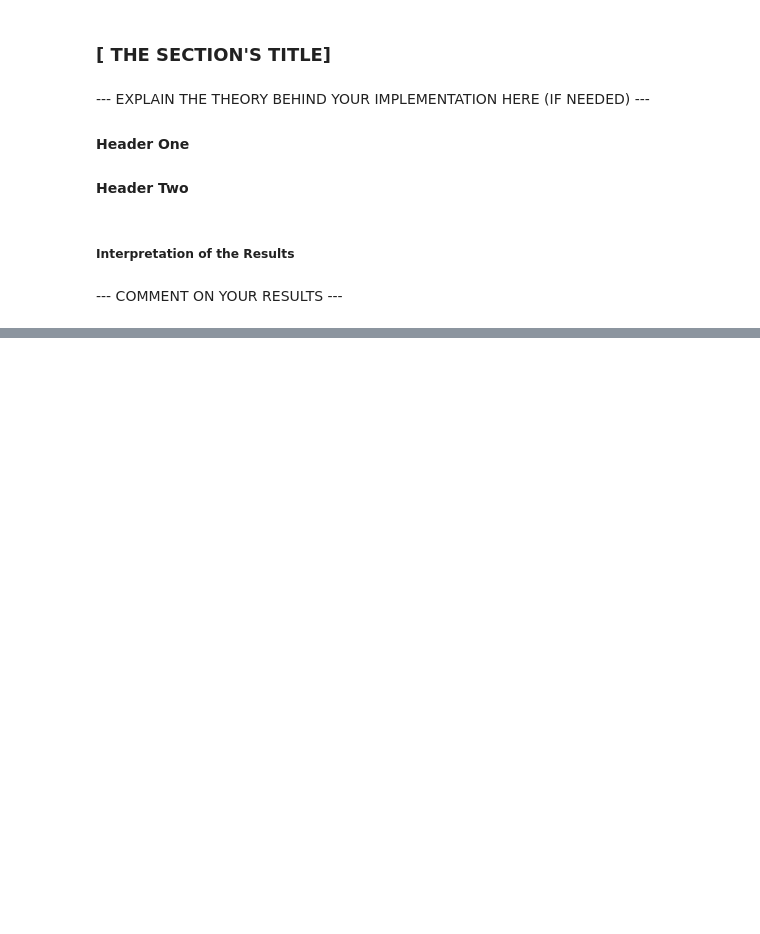
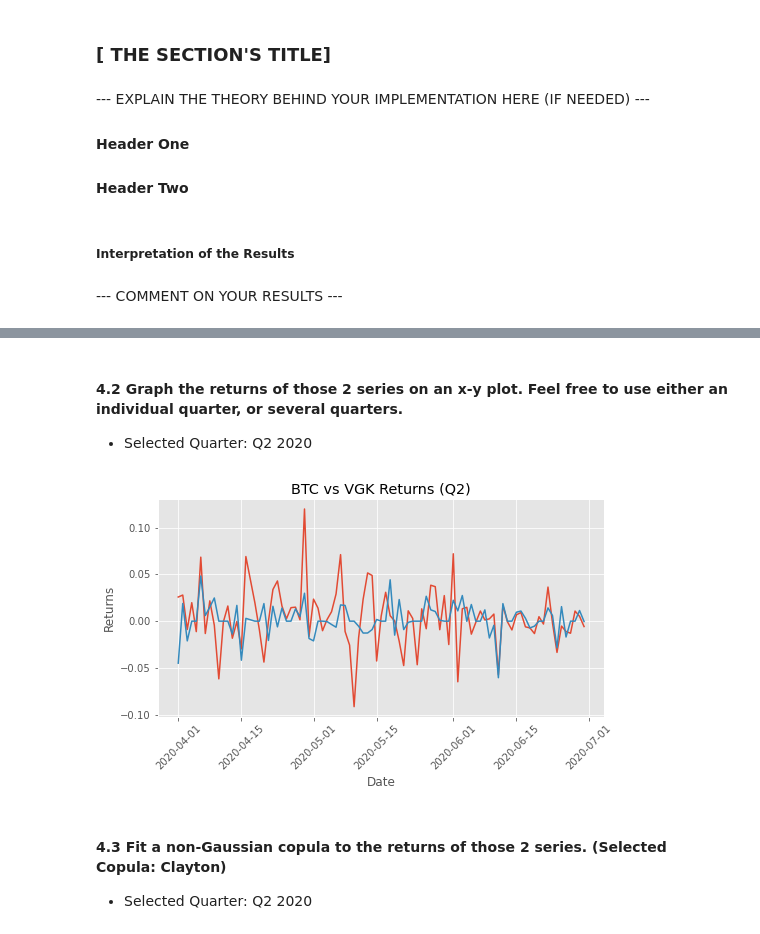
Before and after one commit to rahul-deshmukhpatil/wq, a Jupyter notebook: econometrics/group-work-3/GWP3.ipynb, the cells around one changed output, grey strips where cells are left out. Drawn from its saved outputs; the diff is of its cells as text; code cells hidden in the pictures; blank space fills up the shorter version.

```diff
--- a/econometrics/group-work-3/GWP3.ipynb
+++ b/econometrics/group-work-3/GWP3.ipynb
@@ -158,7 +157,0 @@ Here, we chose ETF and Bitcoin given that they had the most extreme values.
-# %%
-# Utility method to calculate the returns of a provided quarter
-import warnings
-warnings.filterwarnings("ignore")
-
-def get_data(df, year_start, year_end, month_start, month_end, column):
-    return df[(df.index >= f"{year_start}-{month_start:02d}-01") & (df.index < f"{year_end}-{month_end:02d}-01")][column]
@@ -376,0 +163,16 @@ print(coint(q2_gold_returns, np.array([q2_vgk_returns, q2_btc_returns]).T))
+# %%
+# Utility methods to calculate the returns of a provided quarter
+
+from datetime import datetime, timedelta
+import warnings
+warnings.filterwarnings('ignore')
+
+def get_day_before(year, month):
+    return (datetime(year, month, 1).date() - timedelta(days=1)).strftime('%Y-%m-%d')
+
+def get_data(df, year_start, year_end, month_start, month_end):
+    return df.loc[f"{year_start}-{month_start:02d}-01": get_day_before(year_end, month_end)]
+# %%
+# Extract quarter 2 data to be plotted
+q2_returns = get_data(ret_data, 2020, 2020, 4, 7)
+q2_returns
@@ -376,0 +194,32 @@ print(coint(q2_gold_returns, np.array([q2_vgk_returns, q2_btc_returns]).T))
+# %% [markdown]
+#### 4.2 Graph the returns of those 2 series on an x-y plot.  Feel free to use either an individual quarter, or several quarters.
+
+- Selected Quarter: Q2 2020
+# %%
+import matplotlib.pyplot as plt
+
+# Change color theme
+plt.style.use('ggplot')
+
+# Plot figure
+fig, ax = plt.subplots(figsize=(8, 4))
+ax.plot(q2_returns.index, q2_returns.BTC)
+ax.plot(q2_returns.index, q2_returns.VGK)
+
+# Setting the title
+ax.set_title("BTC vs VGK Returns (Q2)")
+
+# Setting the ylabels and xlabels
+ax.set_ylabel('Returns')
+ax.set_xlabel('Date')
+
+# Rotate xticks
+plt.xticks(rotation = 45)
+
+plt.show()
+# %% [output]
+[figure, added]
+# %% [markdown]
+#### 4.3 Fit a non-Gaussian copula to the returns of those 2 series.  (Selected Copula: Clayton)
+
+- Selected Quarter: Q2 2020
```
Also changed, not shown: parts of 51 cells of this notebook.
